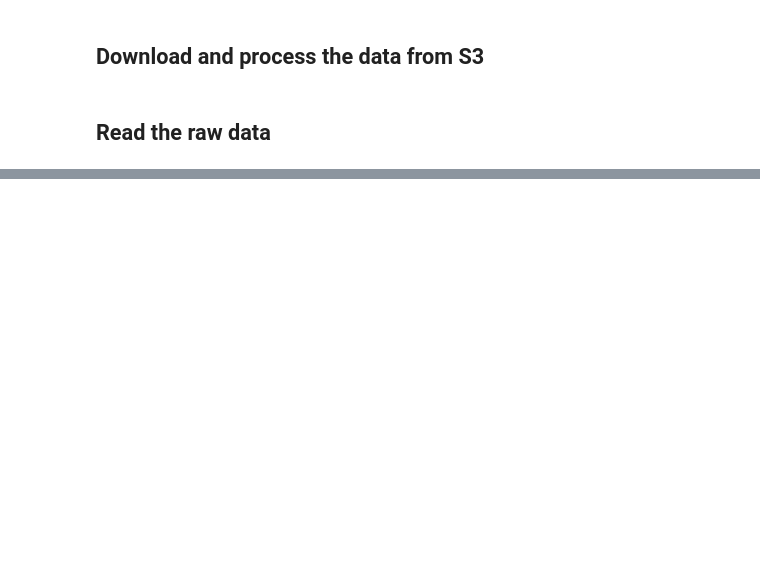
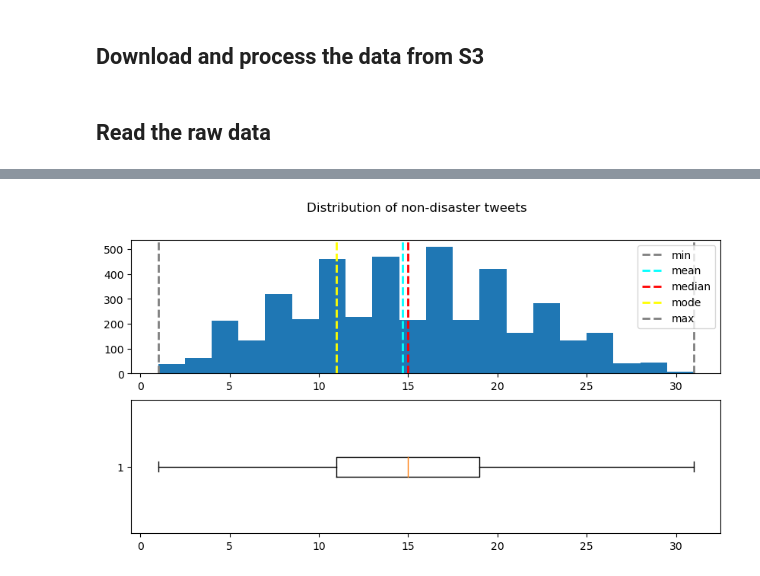
Before and after one commit to sagar118/text-analyzer, a Jupyter notebook: notebooks/exploratory-data-analysis.ipynb, the cells around one changed output, grey strips where cells are left out. Cells and saved outputs as stored; diff of their text form; code cells hidden in the pictures; blank space fills up the shorter version.

```diff
--- a/notebooks/exploratory-data-analysis.ipynb
+++ b/notebooks/exploratory-data-analysis.ipynb
@@ -127,0 +124,5 @@ plt.show()
+# %%
+# Distribution of words per tweet for non-disaster tweets
+plot_distribution(train[train.target == 0], "Distribution of non-disaster tweets")
+# %% [output]
+[figure, added]
```
Also changed, not shown: parts of 43 cells of this notebook, 1 other file.
